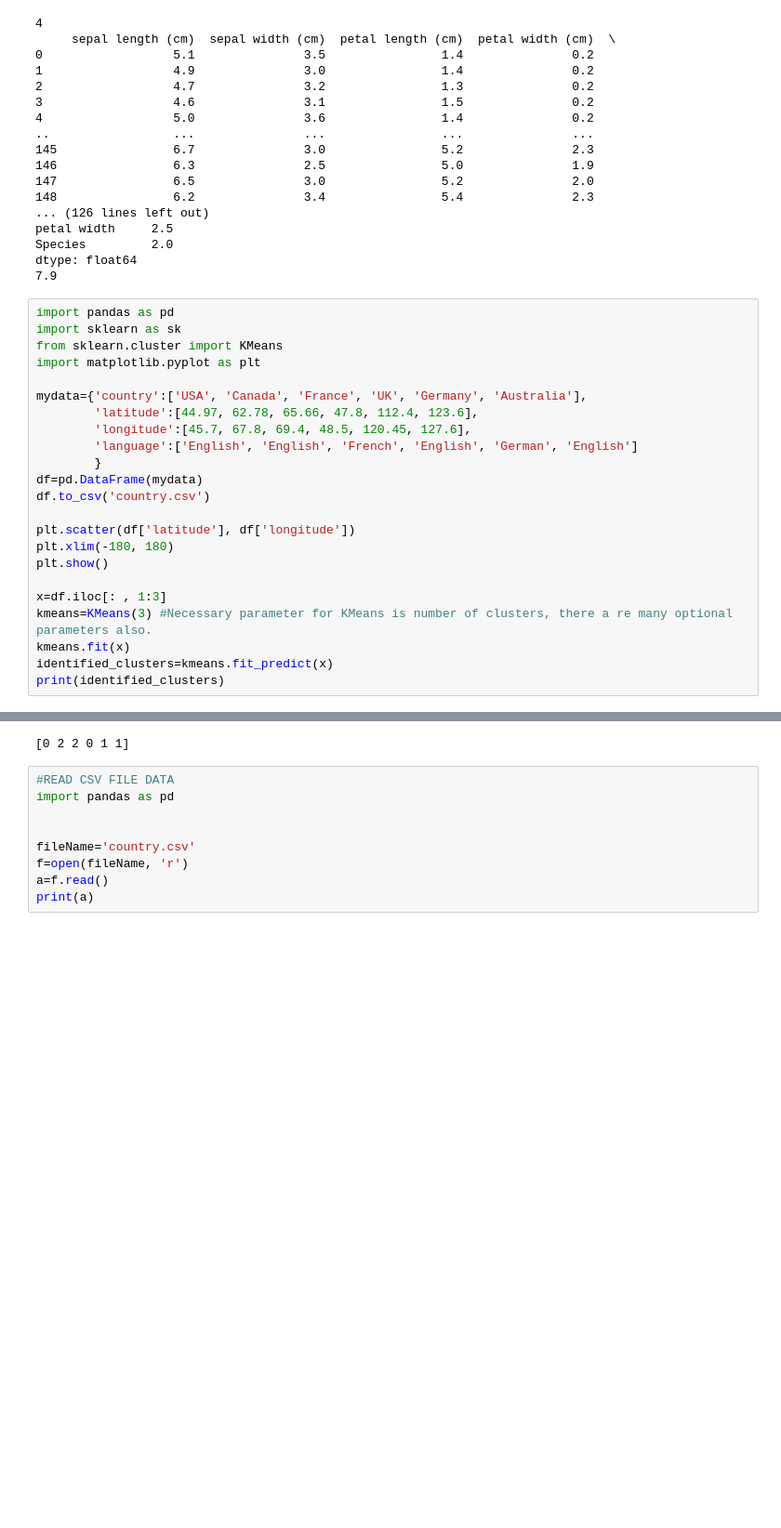
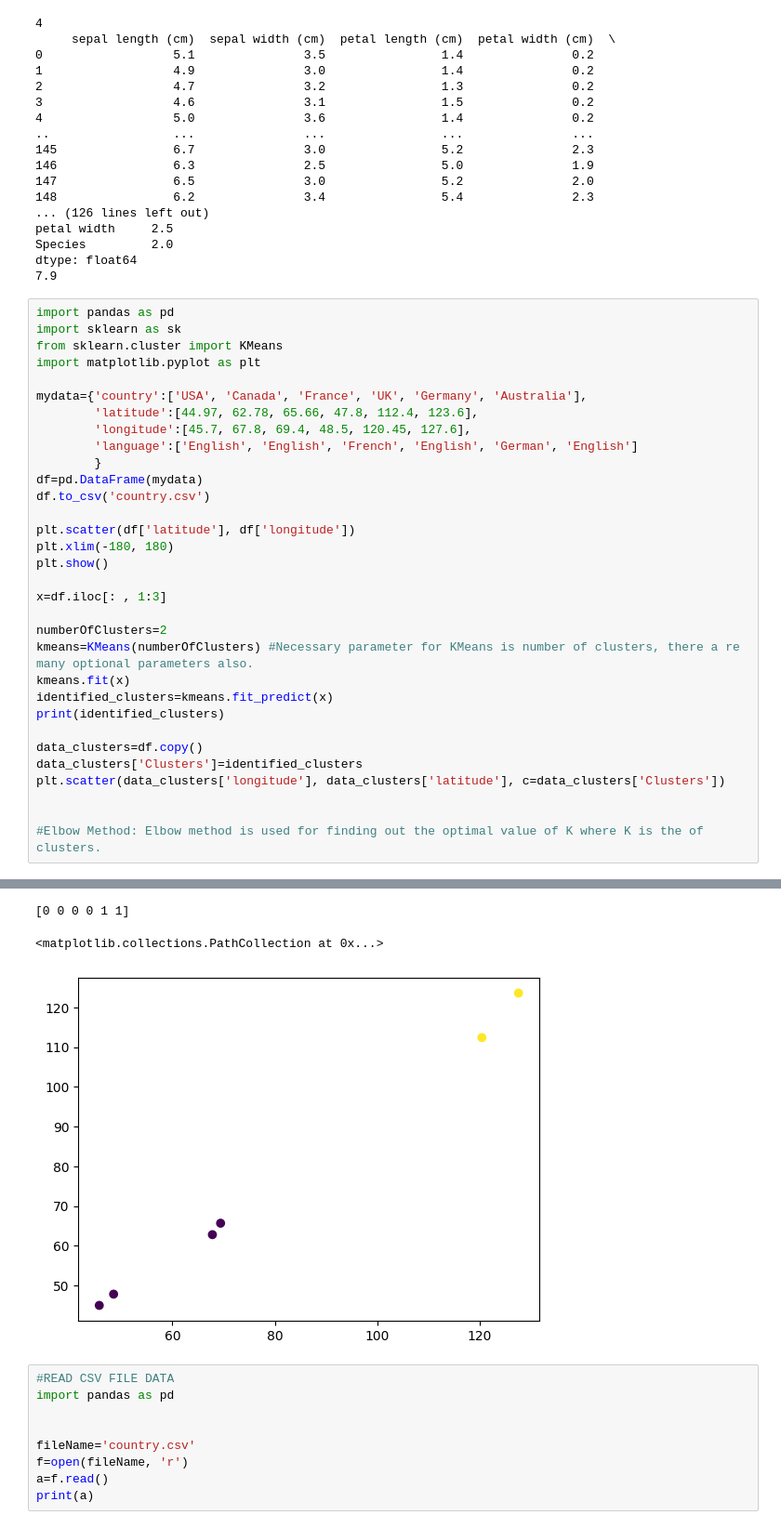
Before and after one commit to HarshrajSharma/DataAnalytics, a Jupyter notebook: DataAnalyticsDay9.ipynb, the cells around one changed output, grey strips where cells are left out. Shown at 93% size. Cells and saved outputs as stored; diff of their text form; blank space fills up the shorter version.

```diff
--- a/DataAnalyticsDay9.ipynb
+++ b/DataAnalyticsDay9.ipynb
@@ -95,29 +95,40 @@ dtype: float64
 # %%
 import pandas as pd
 import sklearn as sk
 from sklearn.cluster import KMeans
 import matplotlib.pyplot as plt
 
 mydata={'country':['USA', 'Canada', 'France', 'UK', 'Germany', 'Australia'],
         'latitude':[44.97, 62.78, 65.66, 47.8, 112.4, 123.6],
         'longitude':[45.7, 67.8, 69.4, 48.5, 120.45, 127.6],
         'language':['English', 'English', 'French', 'English', 'German', 'English']
         }
 df=pd.DataFrame(mydata)
 df.to_csv('country.csv')
 
 plt.scatter(df['latitude'], df['longitude'])
 plt.xlim(-180, 180)
 plt.show()
 
 x=df.iloc[: , 1:3]
-kmeans=KMeans(3) #Necessary parameter for KMeans is number of clusters, there a re many optional parameters also.
+
+numberOfClusters=2
+kmeans=KMeans(numberOfClusters) #Necessary parameter for KMeans is number of clusters, there a re many optional parameters also.
 kmeans.fit(x)
 identified_clusters=kmeans.fit_predict(x)
 print(identified_clusters)
+
+data_clusters=df.copy()
+data_clusters['Clusters']=identified_clusters
+plt.scatter(data_clusters['longitude'], data_clusters['latitude'], c=data_clusters['Clusters'])
+
+
+#Elbow Method: Elbow method is used for finding out the optimal value of K where K is the of clusters.
 # %% [output]
 [figure]
-[0 2 2 0 1 1]
+[0 0 0 0 1 1]
+<matplotlib.collections.PathCollection at 0x...>
+[figure, added]
 # %%
 #READ CSV FILE DATA
 import pandas as pd
```
